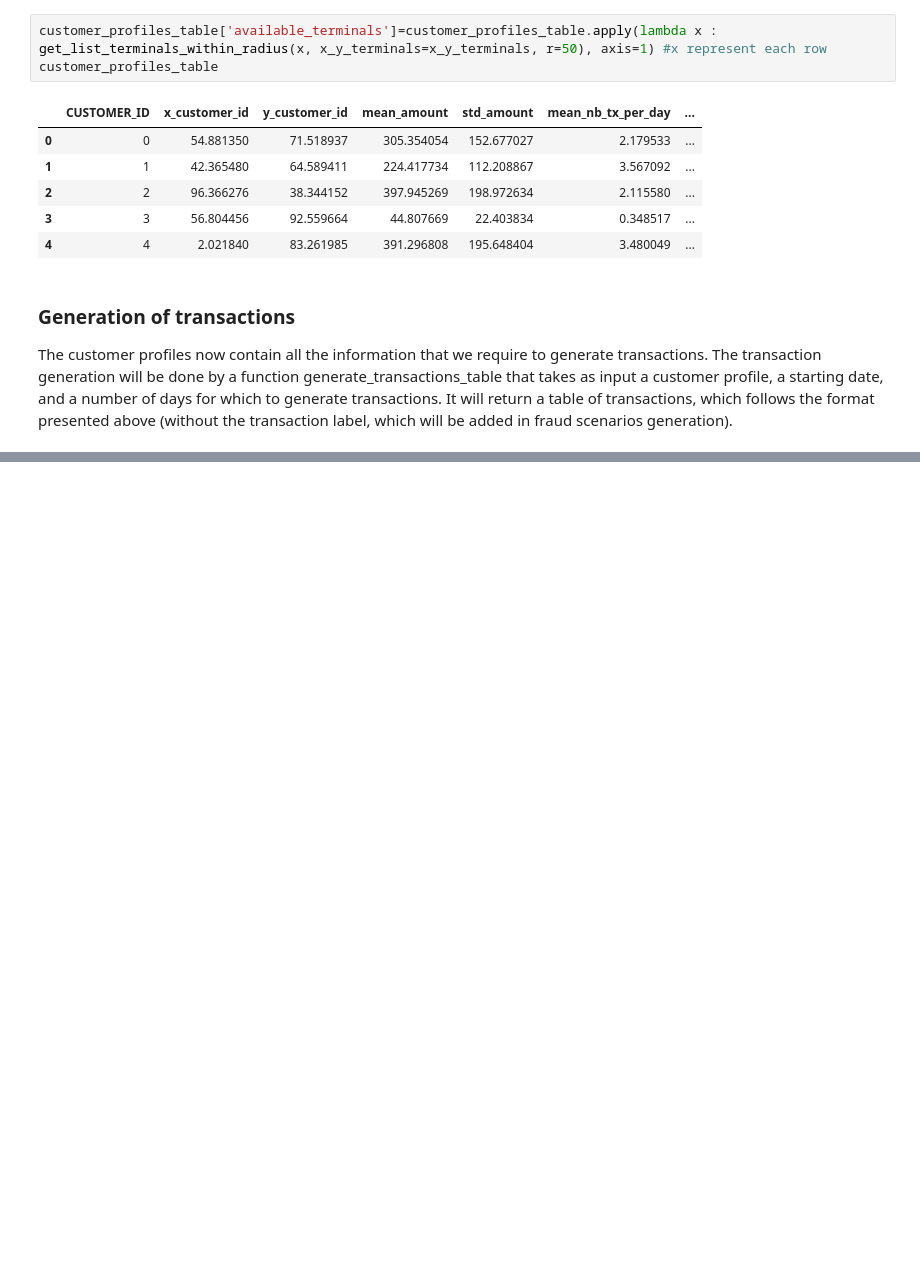
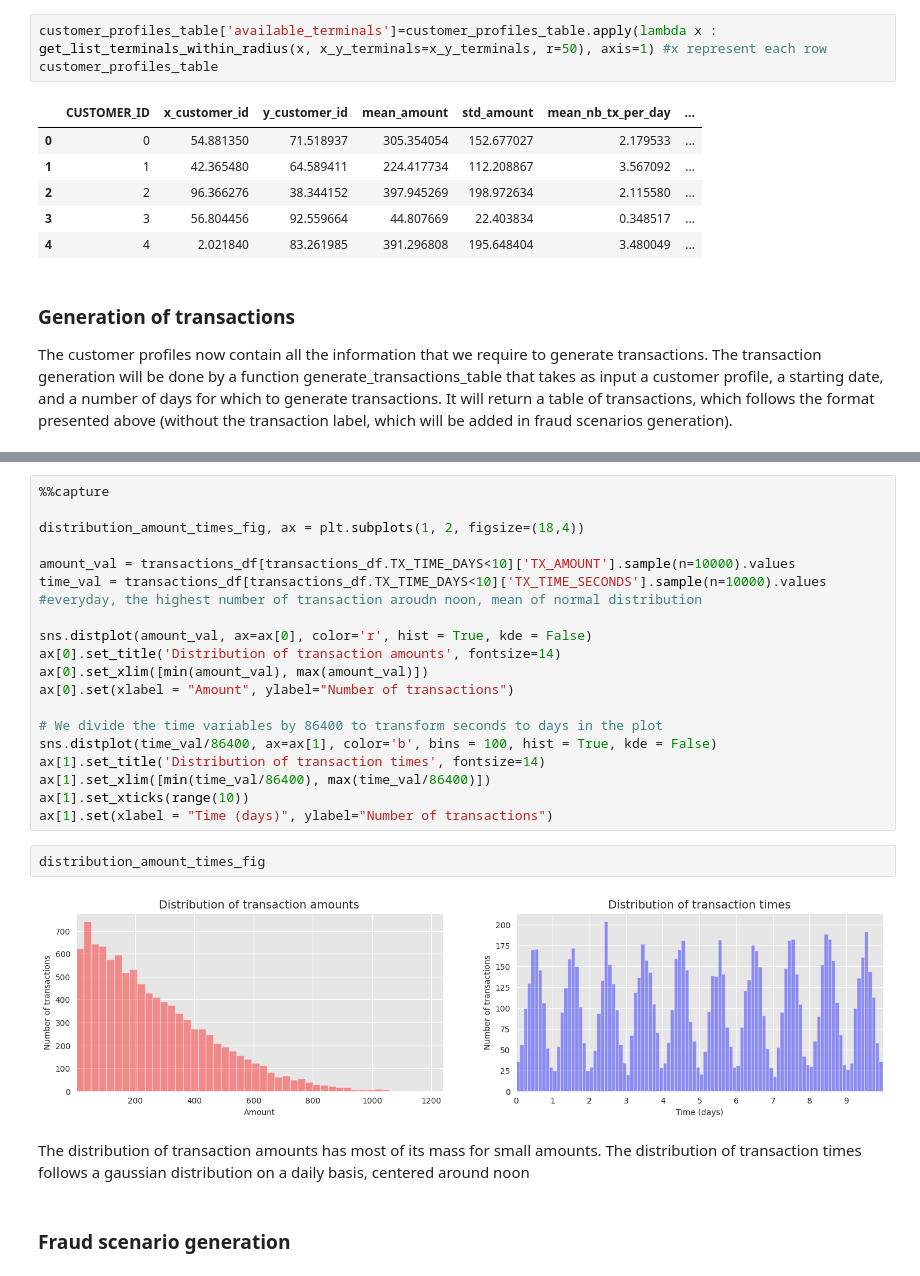
Before and after one commit to ShawnLiu119/Fraud_Detection_Credit, a Jupyter notebook: Dataset_simulation.ipynb, the cells around one changed output, grey strips where cells are left out. Saved outputs shown, nothing was run; the diff lists cells and outputs as text; blank space fills up the shorter version.

```diff
--- a/Dataset_simulation.ipynb
+++ b/Dataset_simulation.ipynb
@@ -314,0 +463,27 @@ transaction_table_customer_0
+# %%
+%%capture
+
+distribution_amount_times_fig, ax = plt.subplots(1, 2, figsize=(18,4))
+
+amount_val = transactions_df[transactions_df.TX_TIME_DAYS<10]['TX_AMOUNT'].sample(n=10000).values
+time_val = transactions_df[transactions_df.TX_TIME_DAYS<10]['TX_TIME_SECONDS'].sample(n=10000).values #everyday, the highest number of transaction aroudn noon, mean of normal distribution
+
+sns.distplot(amount_val, ax=ax[0], color='r', hist = True, kde = False)
+ax[0].set_title('Distribution of transaction amounts', fontsize=14)
+ax[0].set_xlim([min(amount_val), max(amount_val)])
+ax[0].set(xlabel = "Amount", ylabel="Number of transactions")
+
+# We divide the time variables by 86400 to transform seconds to days in the plot
+sns.distplot(time_val/86400, ax=ax[1], color='b', bins = 100, hist = True, kde = False)
+ax[1].set_title('Distribution of transaction times', fontsize=14)
+ax[1].set_xlim([min(time_val/86400), max(time_val/86400)])
+ax[1].set_xticks(range(10))
+ax[1].set(xlabel = "Time (days)", ylabel="Number of transactions")
+# %%
+distribution_amount_times_fig
+# %% [output]
+[figure, added]
+# %% [markdown]
+The distribution of transaction amounts has most of its mass for small amounts. The distribution of transaction times follows a gaussian distribution on a daily basis, centered around noon
+# %% [markdown]
+### **Fraud scenario generation**
```
Also changed, not shown: parts of 22 cells of this notebook.
